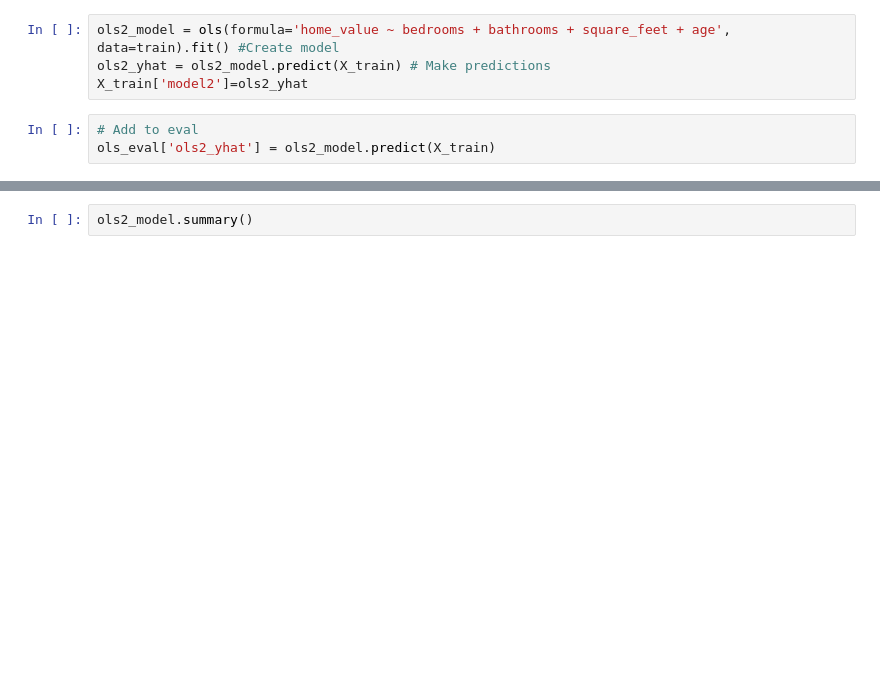
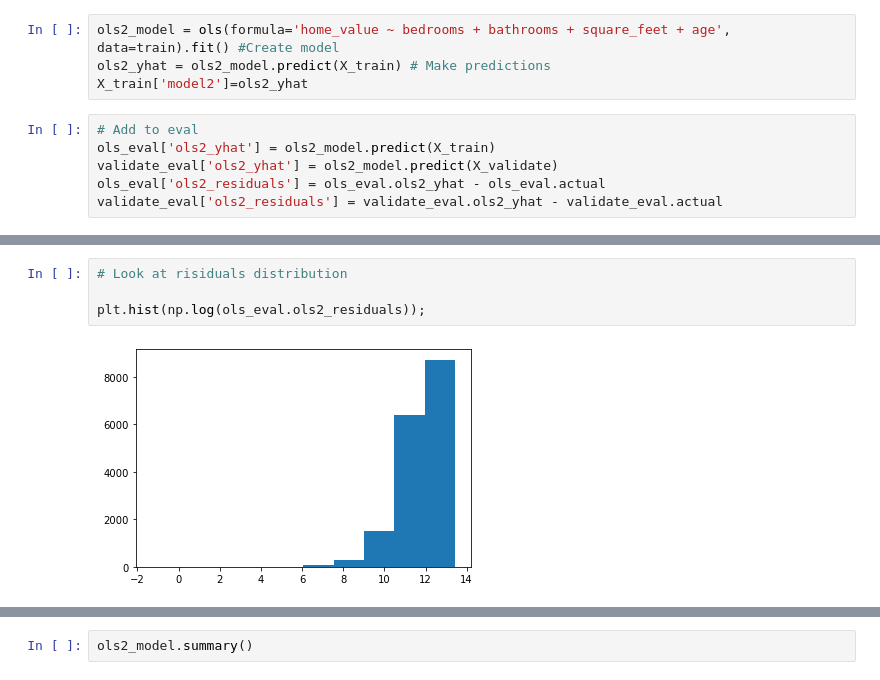
Before and after one commit to Jared-Godar/regression-project, a Jupyter notebook: zillo-project.ipynb, the cells around one changed output, grey strips where cells are left out. Cells and saved outputs as stored; diff of their text form; blank space fills up the shorter version.

Commit message:
Update models and evaluation

```diff
--- a/zillo-project.ipynb
+++ b/zillo-project.ipynb
@@ -1557,6 +1628,9 @@ X_train['model2']=ols2_yhat
 # %%
 # Add to eval
 ols_eval['ols2_yhat'] = ols2_model.predict(X_train)
+validate_eval['ols2_yhat'] = ols2_model.predict(X_validate)
+ols_eval['ols2_residuals'] = ols_eval.ols2_yhat - ols_eval.actual
+validate_eval['ols2_residuals'] = validate_eval.ols2_yhat - validate_eval.actual
 # %%
 baseline_RMSE = sqrt(mean_squared_error(ols_eval.actual, ols_eval.baseline_yhat))
 ols_RMSE = sqrt(mean_squared_error(ols_eval.actual, ols_eval.ols_yhat))
@@ -1586,0 +1682,6 @@ Current model RMSE improvement from last model: -0.01%
+# %%
+# Look at risiduals distribution
+
+plt.hist(np.log(ols_eval.ols2_residuals));
+# %% [output]
+[figure, added]
```
Also changed, not shown: parts of 36 cells of this notebook.
